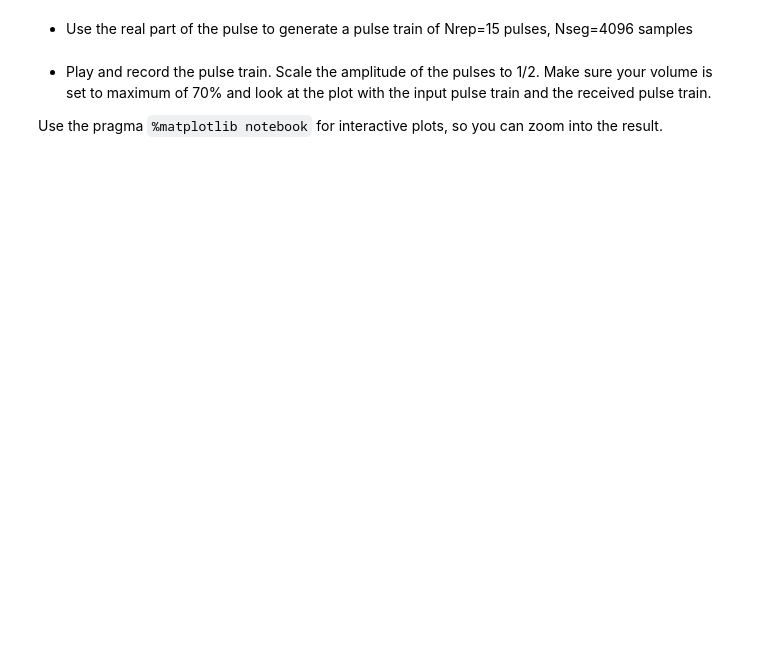
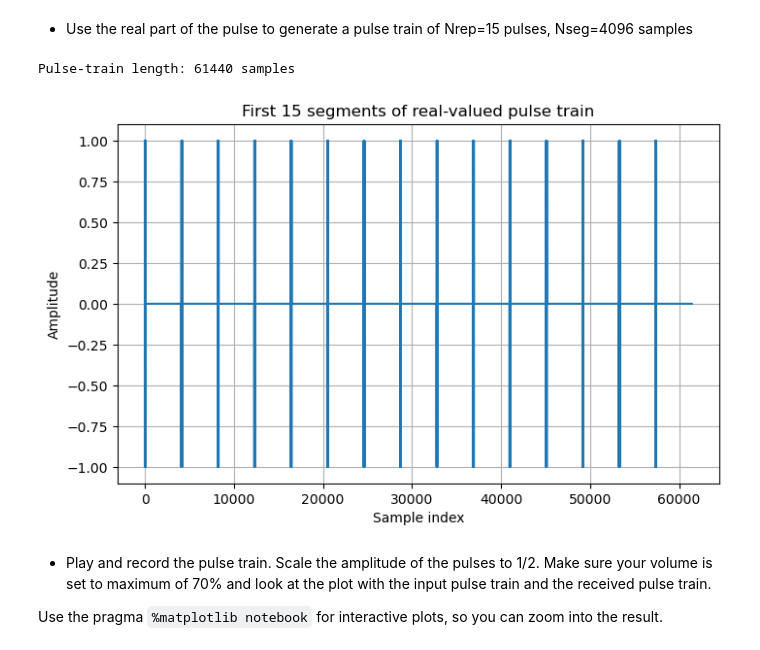
Before and after one commit to alekseiprakhiy/3305-project, a Jupyter notebook: TimeDomain-Sonar-New (2).ipynb, the cells around one changed output. Saved outputs shown, nothing was run; the diff lists cells and outputs as text; code cells hidden in the pictures; blank space fills up the shorter version.

```diff
--- a/TimeDomain-Sonar-New (2).ipynb
+++ b/TimeDomain-Sonar-New (2).ipynb
@@ -881,3 +872,25 @@ def genChirpPulse(Npulse, f0, f1, fs):
+# %%
+import numpy as np
+
+def genChirpPulse(Npulse, f0, f1, fs):
+    """
+    Generates an analytic chirp pulse with unit amplitude.
+
+    Parameters:
+        Npulse (int): Number of samples in the pulse
+        f0 (float): Starting frequency of the chirp (Hz)
+        f1 (float): Ending frequency of the chirp (Hz)
+        fs (float): Sampling frequency (Hz)
+
+    Returns:
+        pulse (np.ndarray): Complex analytic chirp pulse
+    """
+    T = Npulse / fs                    # total pulse duration (seconds)
+    t = np.arange(Npulse) / fs        # time vector
+    k = (f1 - f0) / T                 # chirp rate
+    phase = 2 * np.pi * (f0 * t + 0.5 * k * t**2)  # instantaneous phase
+    pulse = np.exp(1j * phase)        # complex analytic signal
+    return pulse
 # %% [markdown]
 
 * To validate that the function works display the pulse generated with Npulse = 200, f0=1000, f1 = 8000, fs = 48000. Remember the pulse is complex, so plot the real and imaginary part separately.
@@ -927,3 +1014,27 @@ Npulse = 96
+# %%
+pulse_real = pulse.real  # 96-sample real-valued tone
+
+# Function call to build pulse train with 15 repetitions, segment length 4096
+ptrain = genPulseTrain(pulse_real, Nrep=15, Nseg=4096)
+
+print(f"Pulse-train length: {len(ptrain)} samples")  # Should be 15 * 4096 = 61440
+
+# Plot first 15 segments (each 4096 samples)
+import matplotlib.pyplot as plt
+from matplotlib.figure import figaspect
+
+width, height = figaspect(0.6)  # Wider to fit more data visually
+plt.figure(figsize=(width, height))
+
+plt.plot(ptrain[:15*4096])
+plt.title("First 15 segments of real-valued pulse train")
+plt.xlabel("Sample index")
+plt.ylabel("Amplitude")
+plt.grid(True)
+plt.show()
+# %% [output]
+Pulse-train length: 61440 samples
+[figure, added]
 # %% [markdown]
 * Play and record the pulse train. Scale the amplitude of the pulses to 1/2. Make sure your volume is set to maximum of 70% and look at the plot with the input pulse train and the received pulse train.
 
```
Also changed, not shown: parts of 15 cells of this notebook.
